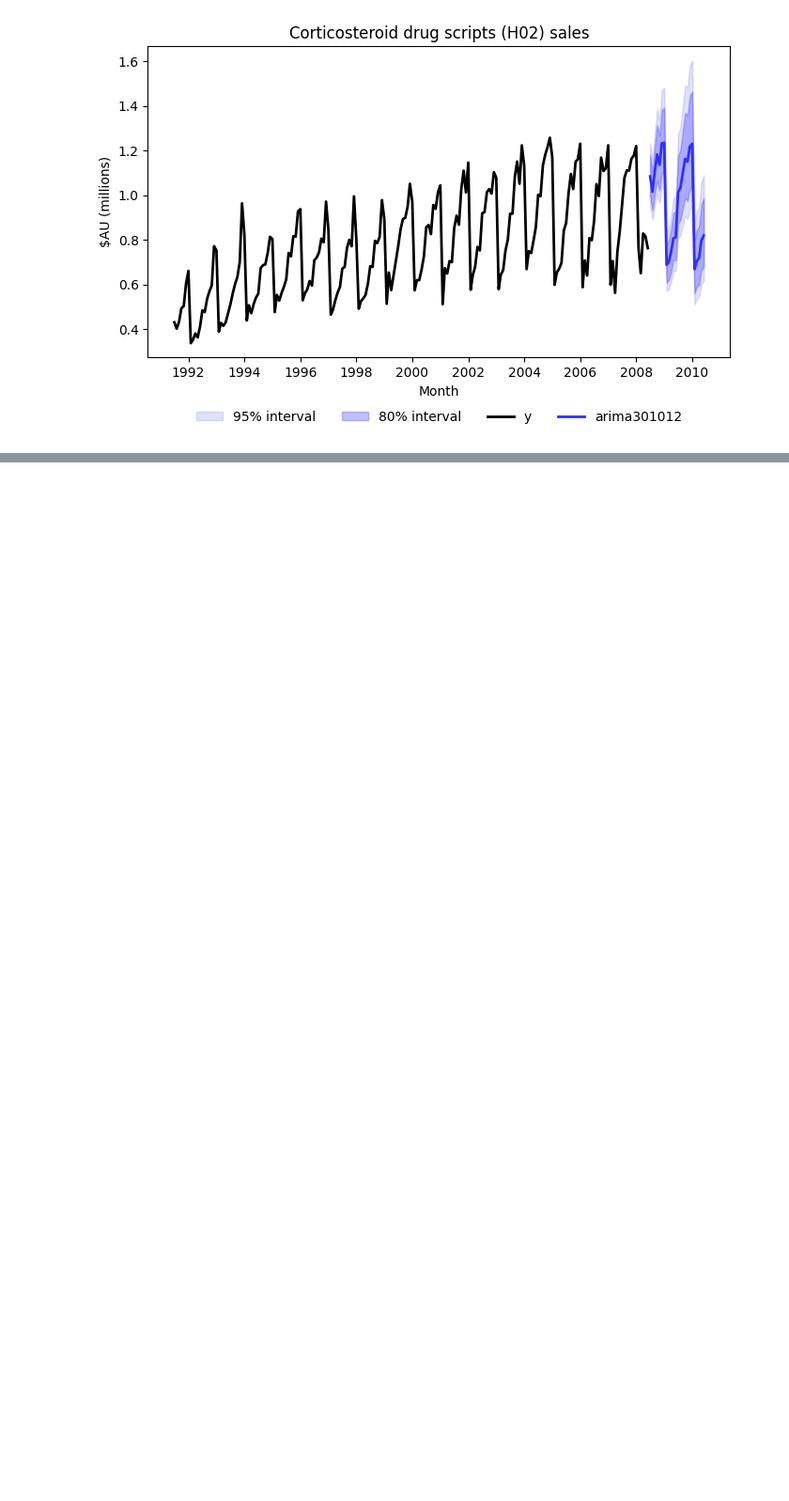
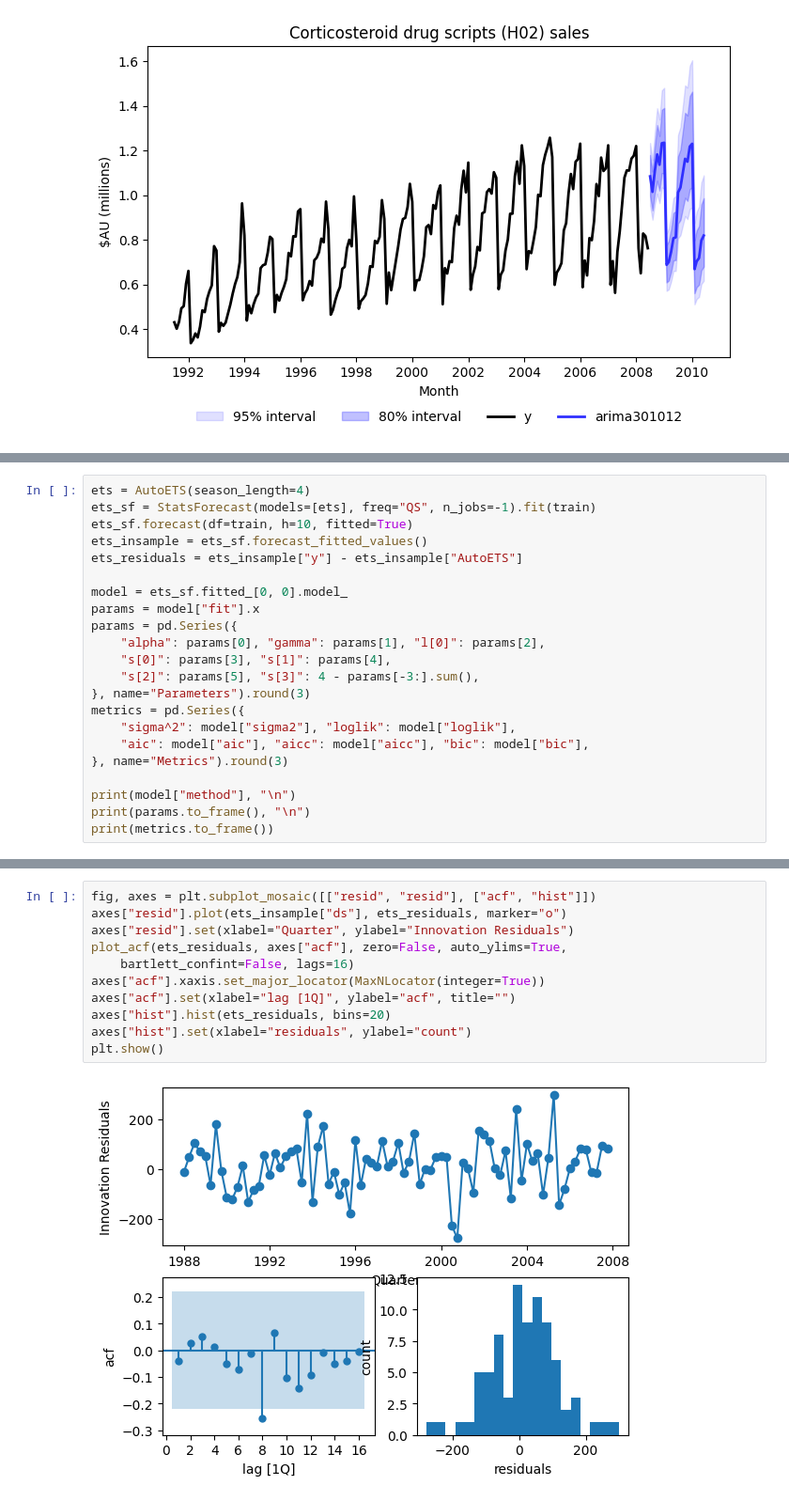
Before and after one commit to omeraytug/fpp3, a Jupyter notebook: code_alongs/09_arima.ipynb, the cells around one changed output, grey strips where cells are left out. Shown at 94% size. Cells and saved outputs as stored; diff of their text form; blank space fills up the shorter version.

```diff
--- a/code_alongs/09_arima.ipynb
+++ b/code_alongs/09_arima.ipynb
@@ -663,0 +779,22 @@ plt.show()
+# %%
+ets = AutoETS(season_length=4)
+ets_sf = StatsForecast(models=[ets], freq="QS", n_jobs=-1).fit(train)
+ets_sf.forecast(df=train, h=10, fitted=True)
+ets_insample = ets_sf.forecast_fitted_values()
+ets_residuals = ets_insample["y"] - ets_insample["AutoETS"]
+
+model = ets_sf.fitted_[0, 0].model_
+params = model["fit"].x
+params = pd.Series({
+    "alpha": params[0], "gamma": params[1], "l[0]": params[2],
+    "s[0]": params[3], "s[1]": params[4],
+    "s[2]": params[5], "s[3]": 4 - params[-3:].sum(),
+}, name="Parameters").round(3)
+metrics = pd.Series({
+    "sigma^2": model["sigma2"], "loglik": model["loglik"],
+    "aic": model["aic"], "aicc": model["aicc"], "bic": model["bic"],
+}, name="Metrics").round(3)
+
+print(model["method"], "\n")
+print(params.to_frame(), "\n")
+print(metrics.to_frame())
@@ -663,0 +838,13 @@ plt.show()
+# %%
+fig, axes = plt.subplot_mosaic([["resid", "resid"], ["acf", "hist"]])
+axes["resid"].plot(ets_insample["ds"], ets_residuals, marker="o")
+axes["resid"].set(xlabel="Quarter", ylabel="Innovation Residuals")
+plot_acf(ets_residuals, axes["acf"], zero=False, auto_ylims=True,
+    bartlett_confint=False, lags=16)
+axes["acf"].xaxis.set_major_locator(MaxNLocator(integer=True))
+axes["acf"].set(xlabel="lag [1Q]", ylabel="acf", title="")
+axes["hist"].hist(ets_residuals, bins=20)
+axes["hist"].set(xlabel="residuals", ylabel="count")
+plt.show()
+# %% [output]
+[figure, added]
```
Also changed, not shown: parts of 13 cells of this notebook.
